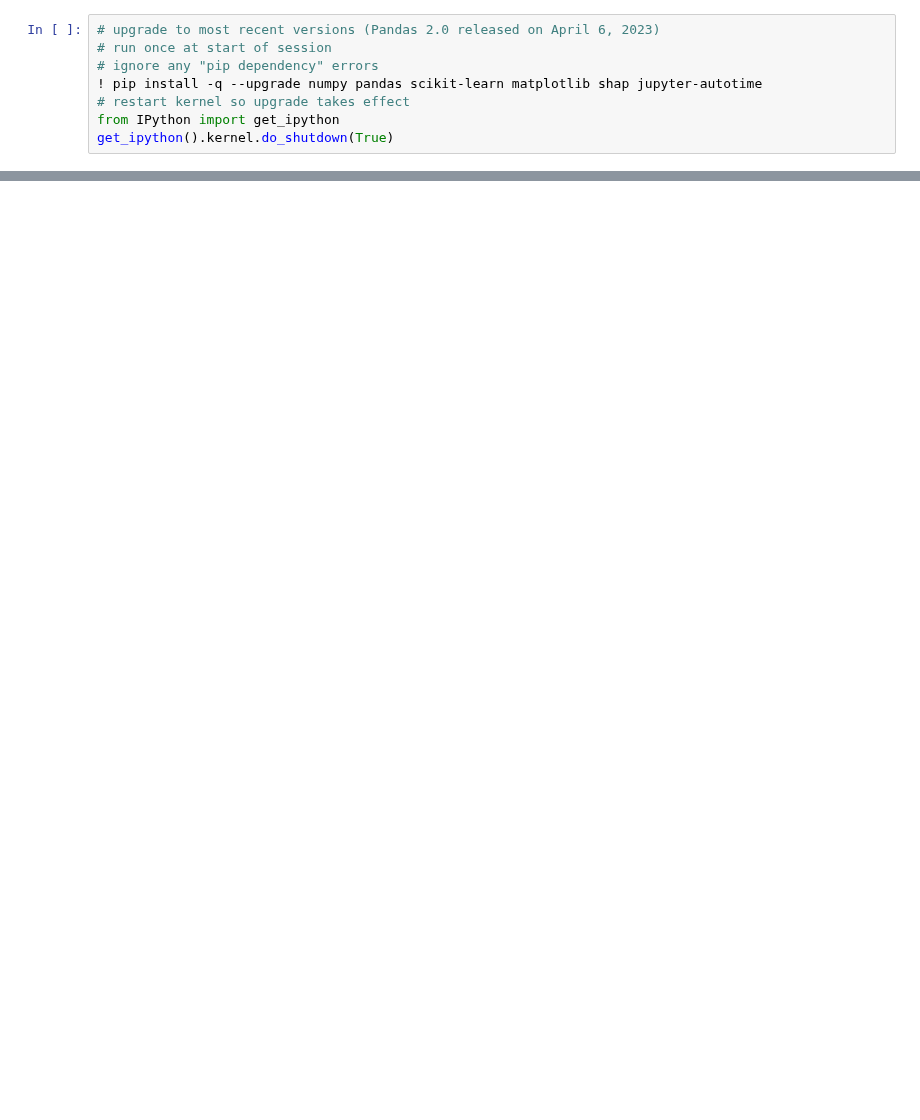
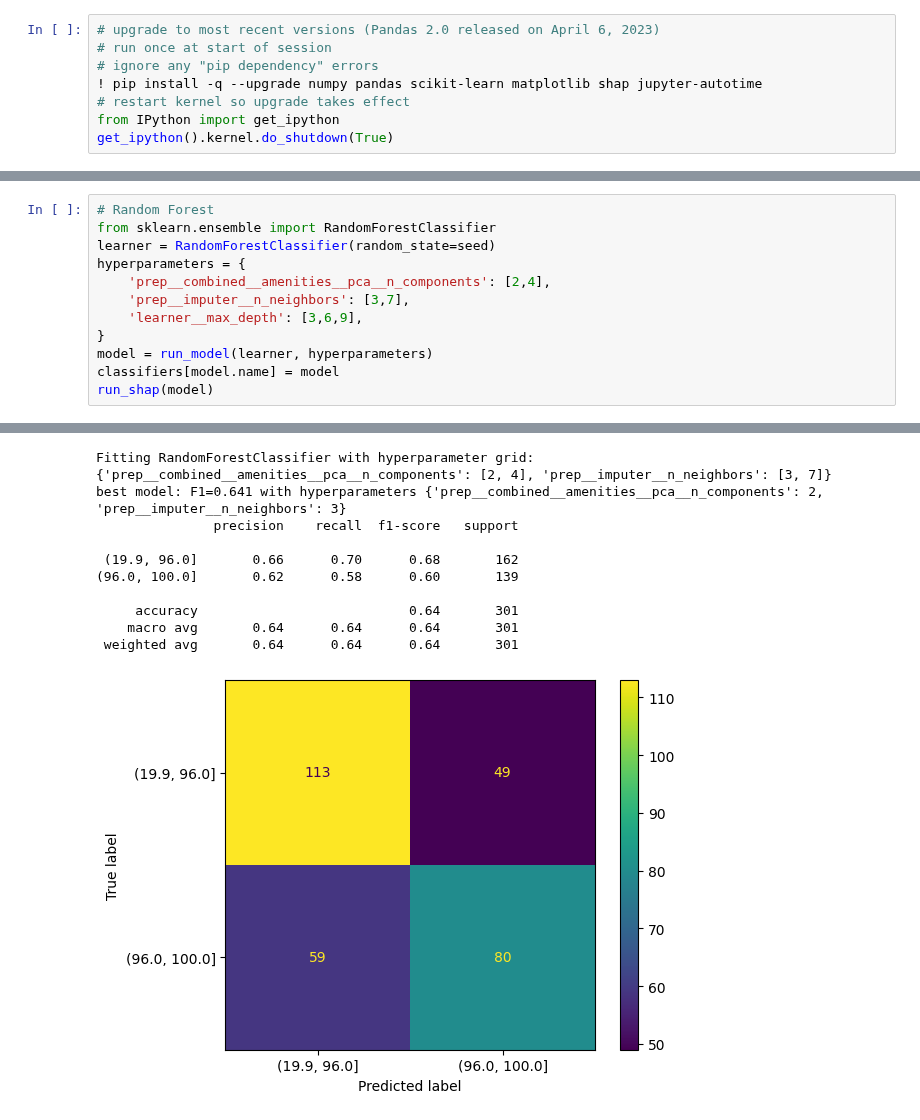
Before and after one commit to drscook/m5364_23sp_data_science1, a Jupyter notebook: pipelines_AirBNB_ipynb_v2.ipynb, the cells around one changed output, grey strips where cells are left out. Cells and saved outputs as stored; diff of their text form; blank space fills up the shorter version.

```diff
--- a/pipelines_AirBNB_ipynb_v2.ipynb
+++ b/pipelines_AirBNB_ipynb_v2.ipynb
@@ -458,0 +308,13 @@ The internet is full of great Python & data science materials. Sadly, they are a
+# %%
+# Random Forest
+from sklearn.ensemble import RandomForestClassifier
+learner = RandomForestClassifier(random_state=seed)
+hyperparameters = {
+    'prep__combined__amenities__pca__n_components': [2,4],
+    'prep__imputer__n_neighbors': [3,7],
+    'learner__max_depth': [3,6,9],
+}
+model = run_model(learner, hyperparameters)
+classifiers[model.name] = model
+run_shap(model)
+# %% [output]
@@ -458,0 +322,11 @@ The internet is full of great Python & data science materials. Sadly, they are a
+Fitting RandomForestClassifier with hyperparameter grid: {'prep__combined__amenities__pca__n_components': [2, 4], 'prep__imputer__n_neighbors': [3, 7]}
+best model: F1=0.641 with hyperparameters {'prep__combined__amenities__pca__n_components': 2, 'prep__imputer__n_neighbors': 3}
+               precision    recall  f1-score   support
+
+ (19.9, 96.0]       0.66      0.70      0.68       162
+(96.0, 100.0]       0.62      0.58      0.60       139
+
+     accuracy                           0.64       301
+    macro avg       0.64      0.64      0.64       301
+ weighted avg       0.64      0.64      0.64       301
+[figure, added]
```
Also changed, not shown: parts of 58 cells of this notebook.
